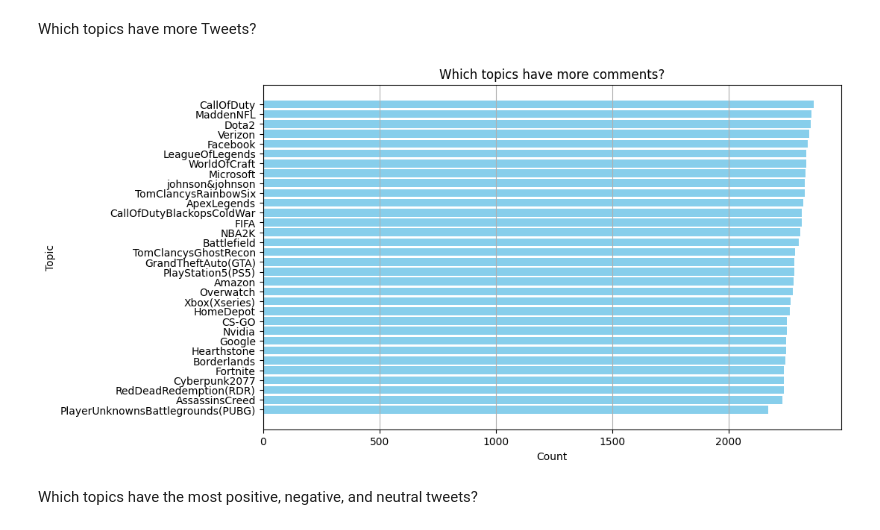
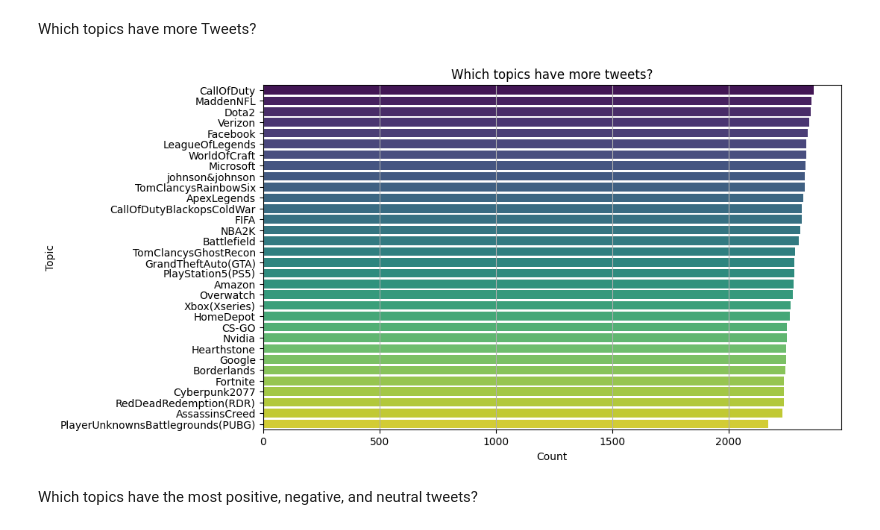
Before and after one commit to matchi-1/Twitter-Sentiment-Analysis, a Jupyter notebook: notebooks/TwitterSentimentAnalysis.ipynb, the cells around one changed output. Drawn from its saved outputs; the diff is of its cells as text; code cells hidden in the pictures.

```diff
--- a/notebooks/TwitterSentimentAnalysis.ipynb
+++ b/notebooks/TwitterSentimentAnalysis.ipynb
@@ -238,18 +240,19 @@ Which topics have more Tweets?
 # %%
 topic_value_counts = df["topic"].value_counts().reset_index()
 topic_value_counts.columns = ['topic', 'count']
-topic_value_counts = topic_value_counts.sort_values(by='count', ascending=True)
+topic_value_counts = topic_value_counts.sort_values(by='count', ascending=False)
 
-# Create the bar plot
+# Create the bar plot with Seaborn
 plt.figure(figsize=(10, 6))
-plt.barh(topic_value_counts['topic'], topic_value_counts['count'], color='skyblue')
+ax = sns.barplot(x='count', y='topic', hue='topic', data=topic_value_counts, palette='viridis', dodge=False, legend=False)
 plt.xlabel('Count')
 plt.ylabel('Topic')
-plt.title('Which topics have more comments?')
+plt.title('Which topics have more tweets?')
 plt.grid(axis='x')
+
 plt.show()
 # %% [output]
-[figure, old version]
+[figure, new version]
 # %% [markdown]
 Which topics have the most positive, negative, and neutral tweets?
 # %%
```
Also changed, not shown: parts of 16 cells of this notebook.
